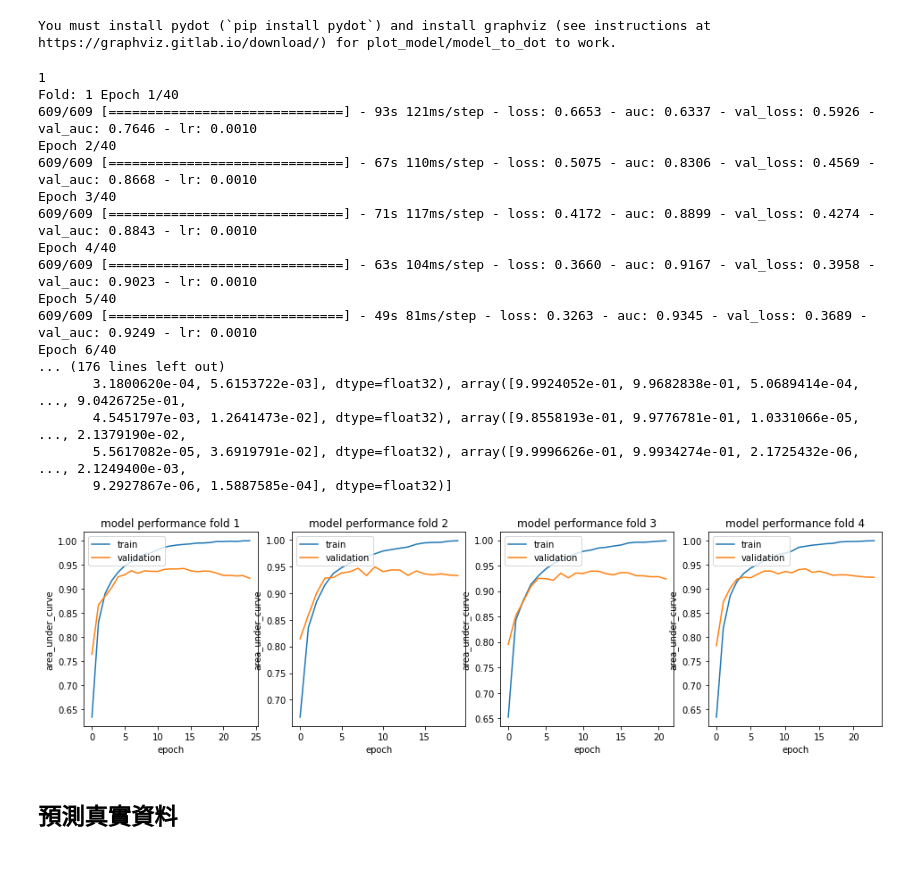
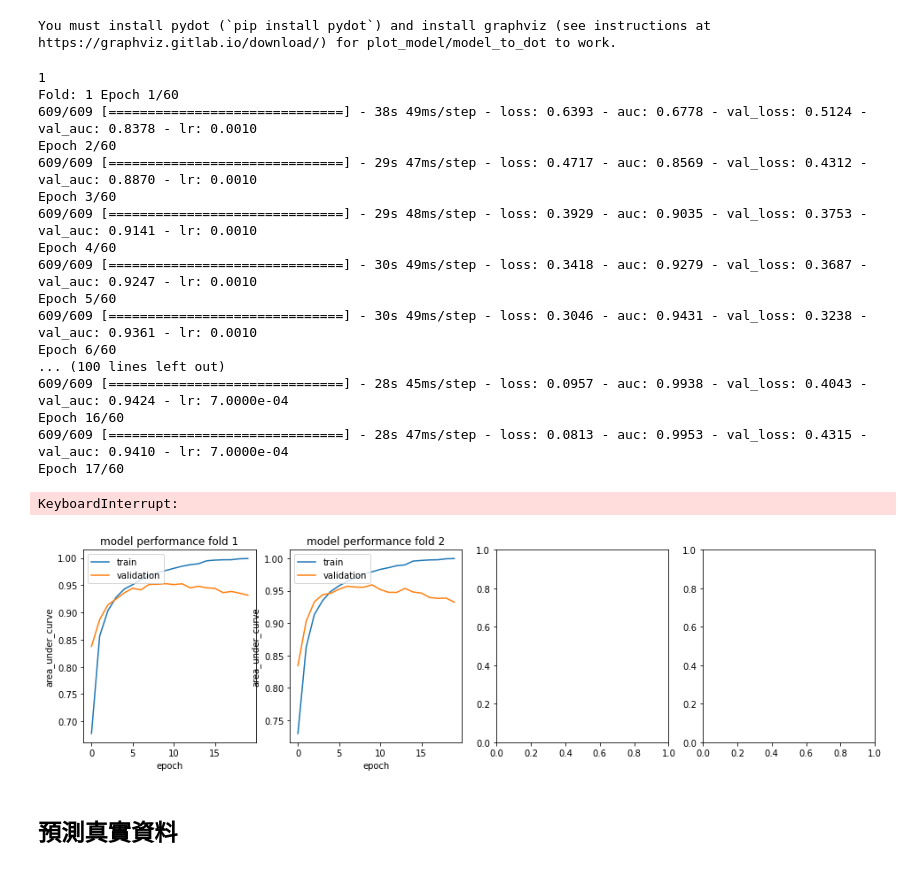
Before and after one commit to BoshiLee/kears_learning, a Jupyter notebook: training_project/tabular_playground_series_Apr_2022/Apr2022.ipynb, the cells around one changed output. Saved outputs shown, nothing was run; the diff lists cells and outputs as text; code cells hidden in the pictures.

Commit message:
update model

```diff
--- a/training_project/tabular_playground_series_Apr_2022/Apr2022.ipynb
+++ b/training_project/tabular_playground_series_Apr_2022/Apr2022.ipynb
@@ -201,22 +201,23 @@ from keras.metrics import AUC
 def get_model():
     input_layer = Input(shape=(X_train.shape[1:]))
 
-    x1 = Bidirectional(LSTM(64, return_sequences=True))(input_layer)
-    x21 = Bidirectional(LSTM(32, return_sequences=True))(x1)
-    x22 = Bidirectional(LSTM(32, return_sequences=True))(input_layer)
-    l2 = Concatenate(axis=2)([x21, x22])
 
-    x31 = Bidirectional(LSTM(16, return_sequences=True))(l2)
-    x32 = Bidirectional(LSTM(16, return_sequences=True))(x21)
-    l3 = Concatenate(axis=2)([x31, x32])
+    x1 = Bidirectional(LSTM(128, return_sequences=True))(input_layer)
+    x21 = Bidirectional(LSTM(64, return_sequences=True))(x1)
+    # x22 = Bidirectional(LSTM(32, return_sequences=True))(input_layer)
+    # l2 = Concatenate(axis=2)([x21, x22])
 
-    x41 = Bidirectional(LSTM(8, return_sequences=True))(l3)
-    x42 = Bidirectional(LSTM(8, return_sequences=True))(x32)
-    l4 = Concatenate(axis=2)([x41, x42])
+    # x31 = Bidirectional(LSTM(16, return_sequences=True))(l2)
+    x32 = Bidirectional(LSTM(64, return_sequences=True))(x21)
+    # l3 = Concatenate(axis=2)([x31, x32])
 
-    l5 = Concatenate(axis=2)([x1, l2, l3, l4])
-    x7 = Dense(32, activation='selu')(l5)
-    x8 = Dropout(0.3)(x7)
+    # x41 = Bidirectional(LSTM(8, return_sequences=True))(l3)
+    x42 = Bidirectional(LSTM(32, return_sequences=True))(x32)
+    # l4 = Concatenate(axis=2)([x41, x42])
+
+    # l5 = Concatenate(axis=2)([x1, l2, l3, l4])
+    x7 = Dense(128, activation='selu')(x42)
+    x8 = Dropout(0.5)(x7)
     f = Flatten()(x8)
     output_layer = Dense(units=1, activation="sigmoid")(f)
     model = Model(inputs=input_layer, outputs=output_layer, name='DNN_Model')
@@ -296,51 +297,52 @@ def fit_model(folds, epochs=60, batch_size=32, verbose=True):
         y_train_part, y_valid = y_train[train_idx], y_train[test_idx]
 
         model = get_model()
         lr = ReduceLROnPlateau(monitor="val_auc", mode='max', factor=0.7, patience=4, verbose=False)
         es = EarlyStopping(monitor='val_auc',mode='max', patience=10, verbose=False,restore_best_weights=True)
         history = model.fit(X_train_part, y_train_part, validation_data=(X_valid, y_valid), epochs=epochs, batch_size=batch_size,
                             callbacks=[es,lr], verbose=verbose)
 
         y_pred = model.predict(X_valid).squeeze()
         auc_score = roc_auc_score(y_valid, y_pred)
         print(f'auc: {round(auc_score, 5)}')
         test_preds.append(model.predict(X_test).squeeze())
         auc.append(auc_score)
         model.save('fold_{}.h5'.format(nfold))
         plot_hist(history, metric='auc', ax=axes[col] if nrows <= 1 else axes[row][col], fold=fold+1)
         del X_train_part, X_valid, y_train_part, y_valid, model, history
         gc.collect()
 
         col += 1
         if col >= ncols:
             row += 1
             col = 0
 
     return (test_preds, auc)
 
 folds = 4
-(test_preds, auc) = fit_model(folds, epochs=40, batch_size=32)
+(test_preds, auc) = fit_model(folds, epochs=60, batch_size=32)
 
 print(test_preds)
 # %% [output]
 1
-Fold: 1 Epoch 1/40
-609/609 [==============================] - 93s 121ms/step - loss: 0.6653 - auc: 0.6337 - val_loss: 0.5926 - val_auc: 0.7646 - lr: 0.0010
-Epoch 2/40
-609/609 [==============================] - 67s 110ms/step - loss: 0.5075 - auc: 0.8306 - val_loss: 0.4569 - val_auc: 0.8668 - lr: 0.0010
-Epoch 3/40
-609/609 [==============================] - 71s 117ms/step - loss: 0.4172 - auc: 0.8899 - val_loss: 0.4274 - val_auc: 0.8843 - lr: 0.0010
-Epoch 4/40
-609/609 [==============================] - 63s 104ms/step - loss: 0.3660 - auc: 0.9167 - val_loss: 0.3958 - val_auc: 0.9023 - lr: 0.0010
-Epoch 5/40
-609/609 [==============================] - 49s 81ms/step - loss: 0.3263 - auc: 0.9345 - val_loss: 0.3689 - val_auc: 0.9249 - lr: 0.0010
-Epoch 6/40
-... (176 lines left out)
-       3.1800620e-04, 5.6153722e-03], dtype=float32), array([9.9924052e-01, 9.9682838e-01, 5.0689414e-04, ..., 9.0426725e-01,
-       4.5451797e-03, 1.2641473e-02], dtype=float32), array([9.8558193e-01, 9.9776781e-01, 1.0331066e-05, ..., 2.1379190e-02,
-       5.5617082e-05, 3.6919791e-02], dtype=float32), array([9.9996626e-01, 9.9934274e-01, 2.1725432e-06, ..., 2.1249400e-03,
-       9.2927867e-06, 1.5887585e-04], dtype=float32)]
+Fold: 1 Epoch 1/60
+609/609 [==============================] - 38s 49ms/step - loss: 0.6393 - auc: 0.6778 - val_loss: 0.5124 - val_auc: 0.8378 - lr: 0.0010
+Epoch 2/60
+609/609 [==============================] - 29s 47ms/step - loss: 0.4717 - auc: 0.8569 - val_loss: 0.4312 - val_auc: 0.8870 - lr: 0.0010
+Epoch 3/60
+609/609 [==============================] - 29s 48ms/step - loss: 0.3929 - auc: 0.9035 - val_loss: 0.3753 - val_auc: 0.9141 - lr: 0.0010
+Epoch 4/60
+609/609 [==============================] - 30s 49ms/step - loss: 0.3418 - auc: 0.9279 - val_loss: 0.3687 - val_auc: 0.9247 - lr: 0.0010
+Epoch 5/60
+609/609 [==============================] - 30s 49ms/step - loss: 0.3046 - auc: 0.9431 - val_loss: 0.3238 - val_auc: 0.9361 - lr: 0.0010
+Epoch 6/60
+... (100 lines left out)
+609/609 [==============================] - 28s 45ms/step - loss: 0.0957 - auc: 0.9938 - val_loss: 0.4043 - val_auc: 0.9424 - lr: 7.0000e-04
+Epoch 16/60
+609/609 [==============================] - 28s 47ms/step - loss: 0.0813 - auc: 0.9953 - val_loss: 0.4315 - val_auc: 0.9410 - lr: 7.0000e-04
+Epoch 17/60
+KeyboardInterrupt:
-[figure, old version]
+[figure, new version]
 # %% [markdown]
 ## 預測真實資料
 # %%
```
Also changed, not shown: parts of 3 cells of this notebook.
